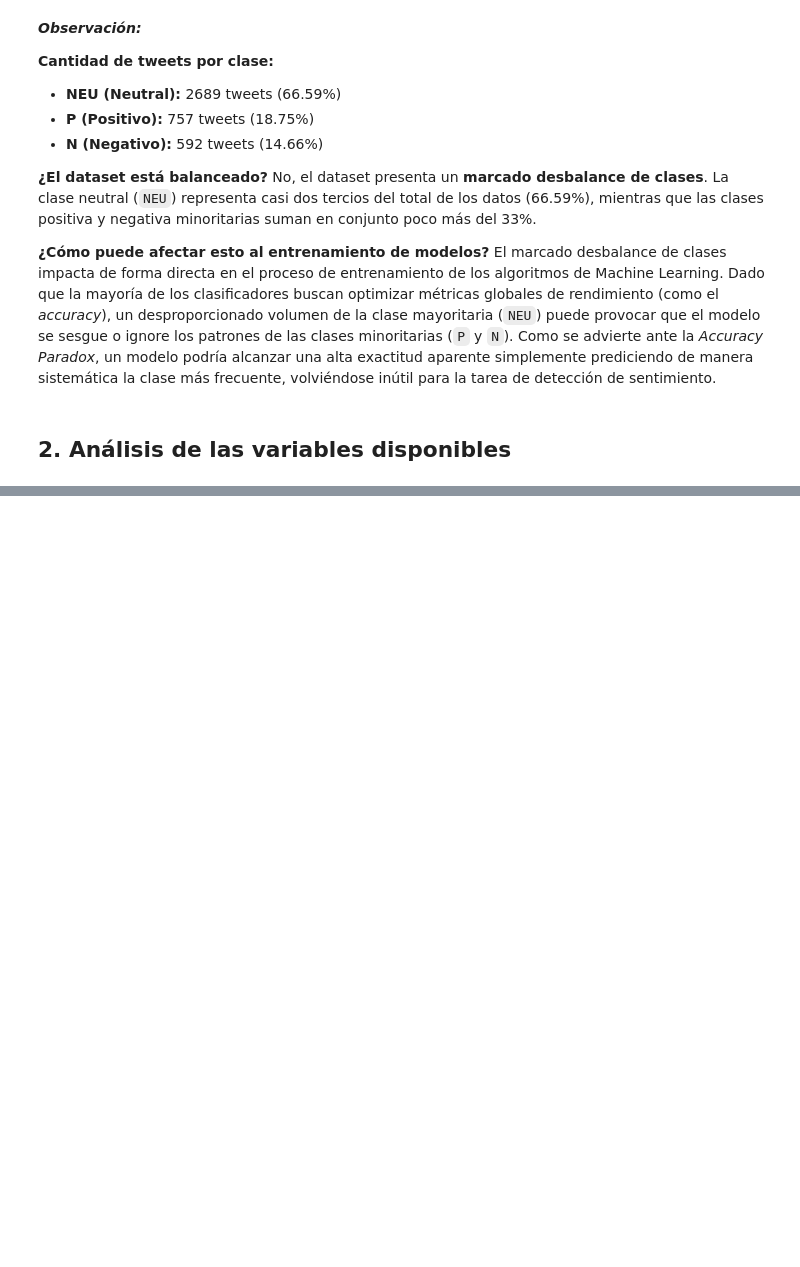
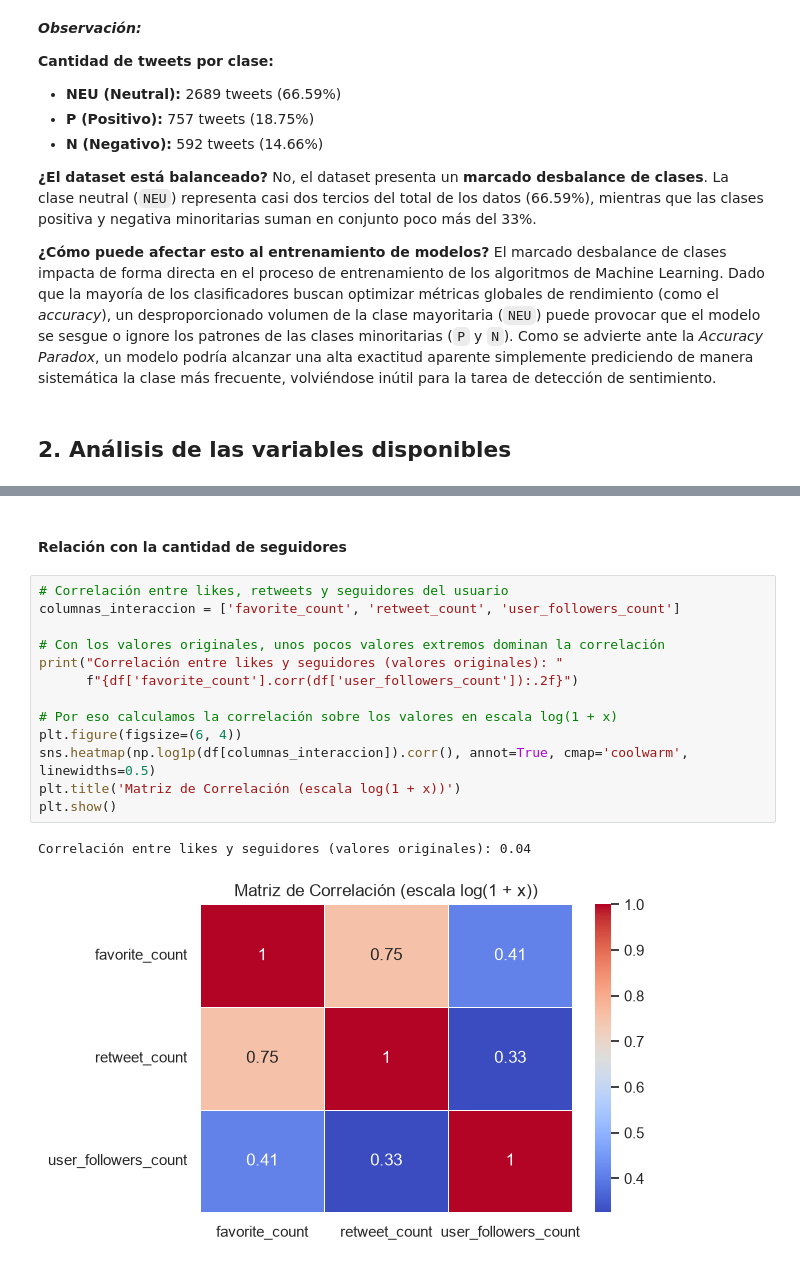
Before and after one commit to Barlita03/TP-CienciasDeDatos, a Jupyter notebook: TP1_CdD.ipynb, the cells around one changed output, grey strips where cells are left out. Cells and saved outputs as stored; diff of their text form; blank space fills up the shorter version.

```diff
--- a/TP1_CdD.ipynb
+++ b/TP1_CdD.ipynb
@@ -113,0 +271,18 @@ Name: proportion, dtype: float64
+# %% [markdown]
+#### Relación con la cantidad de seguidores
+# %%
+# Correlación entre likes, retweets y seguidores del usuario
+columnas_interaccion = ['favorite_count', 'retweet_count', 'user_followers_count']
+
+# Con los valores originales, unos pocos valores extremos dominan la correlación
+print("Correlación entre likes y seguidores (valores originales): "
+      f"{df['favorite_count'].corr(df['user_followers_count']):.2f}")
+
+# Por eso calculamos la correlación sobre los valores en escala log(1 + x)
+plt.figure(figsize=(6, 4))
+sns.heatmap(np.log1p(df[columnas_interaccion]).corr(), annot=True, cmap='coolwarm', linewidths=0.5)
+plt.title('Matriz de Correlación (escala log(1 + x))')
+plt.show()
+# %% [output]
+Correlación entre likes y seguidores (valores originales): 0.04
+[figure, added]
```
Also changed, not shown: parts of 15 cells of this notebook, 8 other files.
